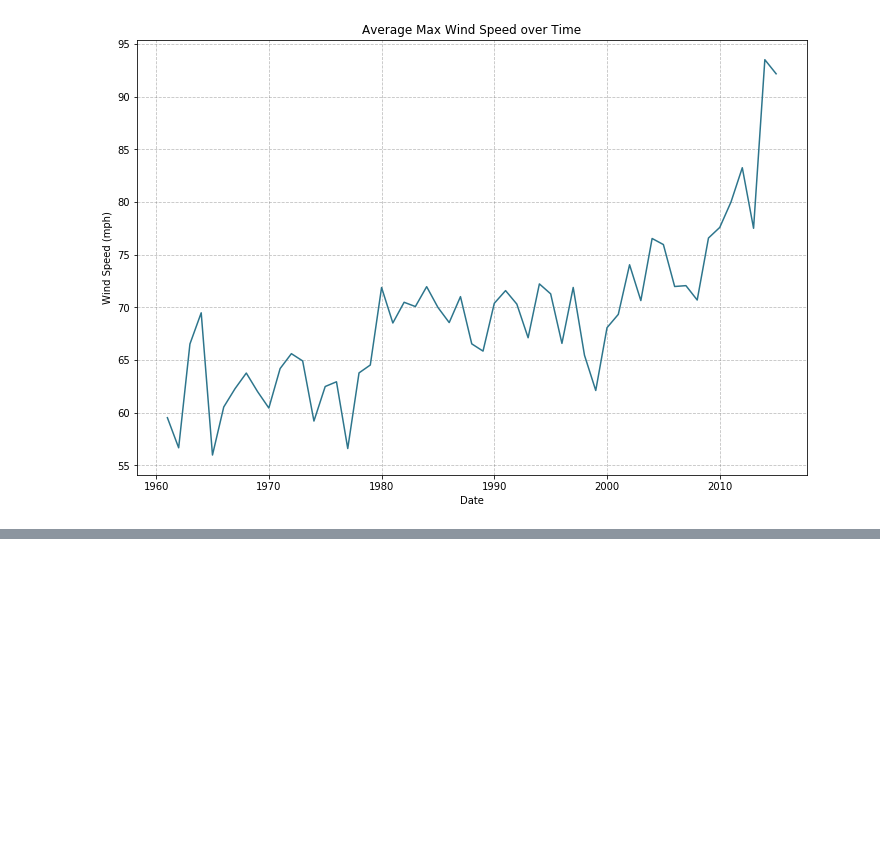
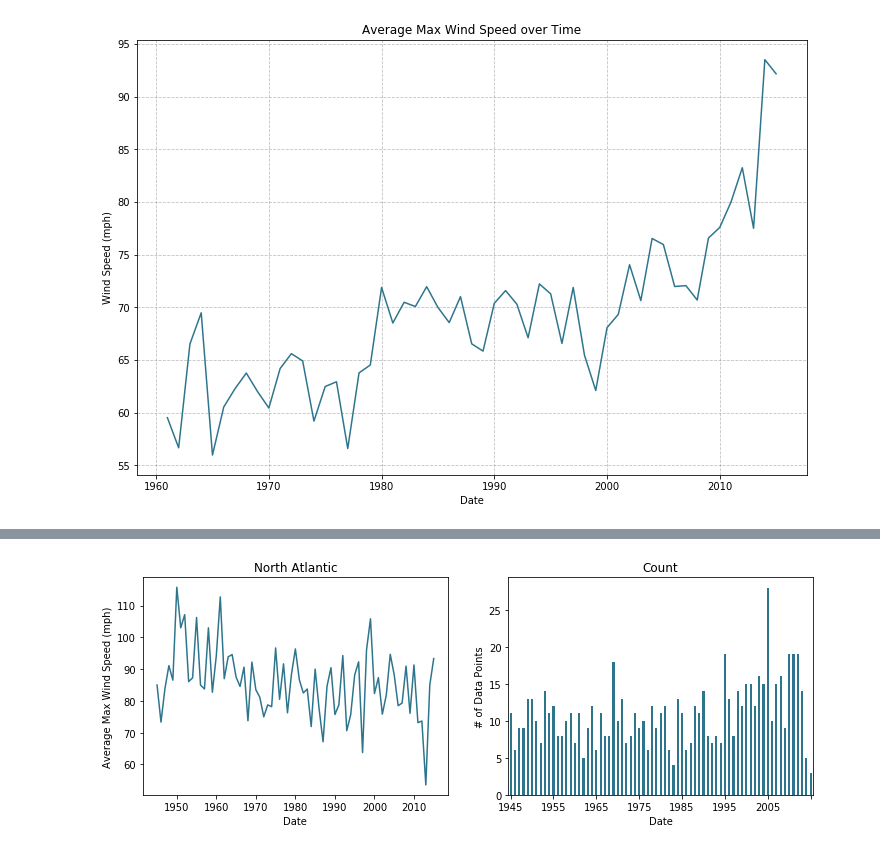
Before and after one commit to douglasdaly/hurricanes, a Jupyter notebook: notebooks/2_wunderground_processed_data_research.ipynb, the cells around one changed output, grey strips where cells are left out. Saved outputs shown, nothing was run; the diff lists cells and outputs as text; code cells hidden in the pictures; blank space fills up the shorter version.

```diff
--- a/notebooks/2_wunderground_processed_data_research.ipynb
+++ b/notebooks/2_wunderground_processed_data_research.ipynb
@@ -185,0 +220,28 @@ plt.show();
+# %%
+# - 1945 Onward for North Atlantic
+fig, axs = plt.subplots(nrows=1, ncols=2, figsize=(12, 4))
+
+ax = axs[0]
+allyr_avgmaxwind.loc[1945:, 'North Atlantic'].plot(ax=ax,
+                                                   color=color_dict['North Atlantic'])
+
+ax.set_title('North Atlantic')
+ax.set_ylabel('Average Max Wind Speed (mph)')
+ax.set_xlabel('Date')
+
+ax = axs[1]
+allyr_counts.loc[1945:, 'North Atlantic'].plot(ax=ax, kind='bar', label='Count',
+                                               color=color_dict['North Atlantic'])
+
+disp_mult = 10
+ax.xaxis.set_major_locator(plt.MultipleLocator(disp_mult))
+ax.xaxis.set_ticklabels([1945] + list(range(1945, 2015, disp_mult)),
+                        rotation=0)
+ax.set_title('Count')
+ax.set_ylabel('# of Data Points')
+ax.set_xlabel('Date')
+
+fig.savefig('../media/north_atlantic_max_wind_speed_1945.png')
+plt.show();
+# %% [output]
+[figure, added]
```
Also changed, not shown: parts of 7 cells of this notebook, 1 other file.
